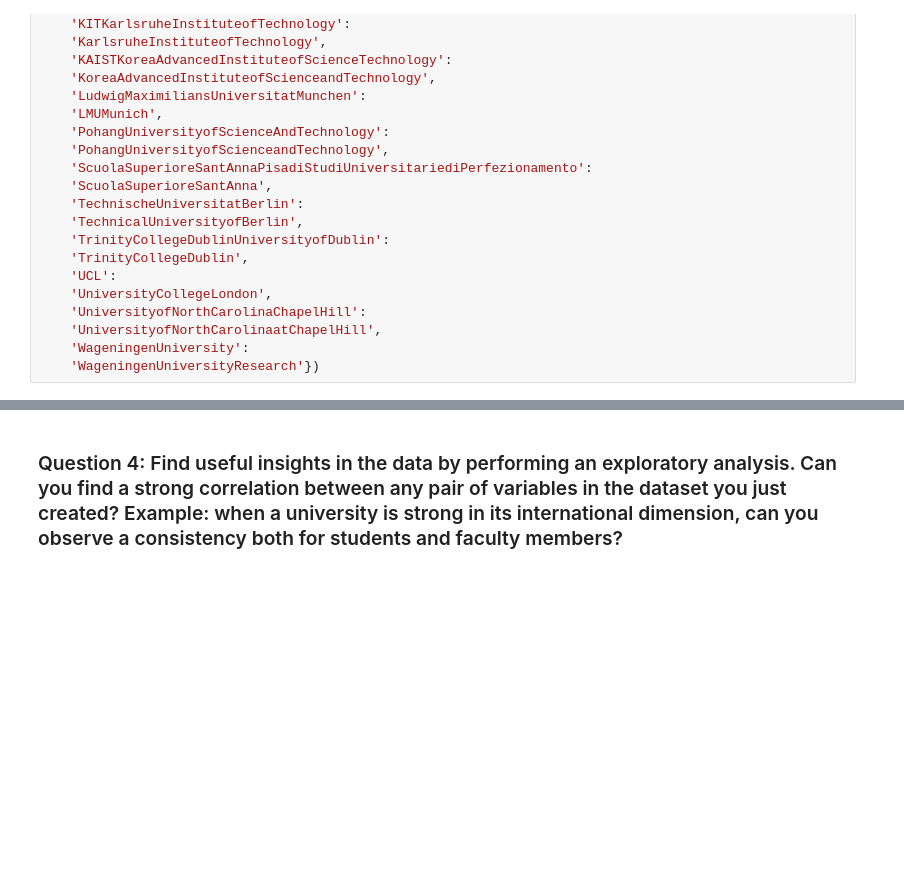
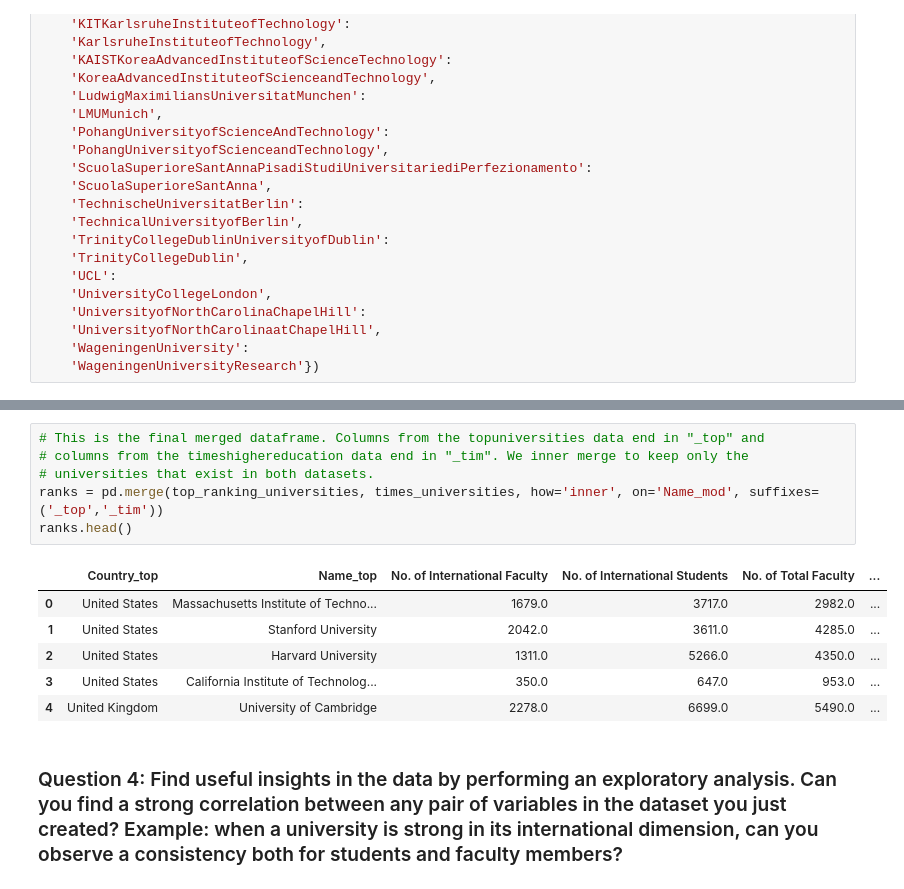
Before and after one commit to justcho5/ADA, a Jupyter notebook: homework02.ipynb, the cells around one changed output, grey strips where cells are left out. Saved outputs shown, nothing was run; the diff lists cells and outputs as text; blank space fills up the shorter version.

```diff
--- a/homework02.ipynb
+++ b/homework02.ipynb
@@ -660,3 +630,16 @@ ranks
+# %%
+# This is the final merged dataframe. Columns from the topuniversities data end in "_top" and
+# columns from the timeshighereducation data end in "_tim". We inner merge to keep only the
+# universities that exist in both datasets.
+ranks = pd.merge(top_ranking_universities, times_universities, how='inner', on='Name_mod', suffixes=('_top','_tim'))
+ranks.head()
+# %% [output]
+|  | Country_top | Name_top | No. of International Faculty | No. of International Students | No. of Total Faculty | ... |
+| 0 | United States | Massachusetts Institute of Techno... | 1679.0 | 3717.0 | 2982.0 | ... |
+| 1 | United States | Stanford University | 2042.0 | 3611.0 | 4285.0 | ... |
+| 2 | United States | Harvard University | 1311.0 | 5266.0 | 4350.0 | ... |
+| 3 | United States | California Institute of Technolog... | 350.0 | 647.0 | 953.0 | ... |
+| 4 | United Kingdom | University of Cambridge | 2278.0 | 6699.0 | 5490.0 | ... |
 # %% [markdown]
 ### Question 4: Find useful insights in the data by performing an exploratory analysis. Can you find a strong correlation between any pair of variables in the dataset you just created? Example: when a university is strong in its international dimension, can you observe a consistency both for students and faculty members?
 # %% [markdown]
```
Also changed, not shown: parts of 2 cells of this notebook.
